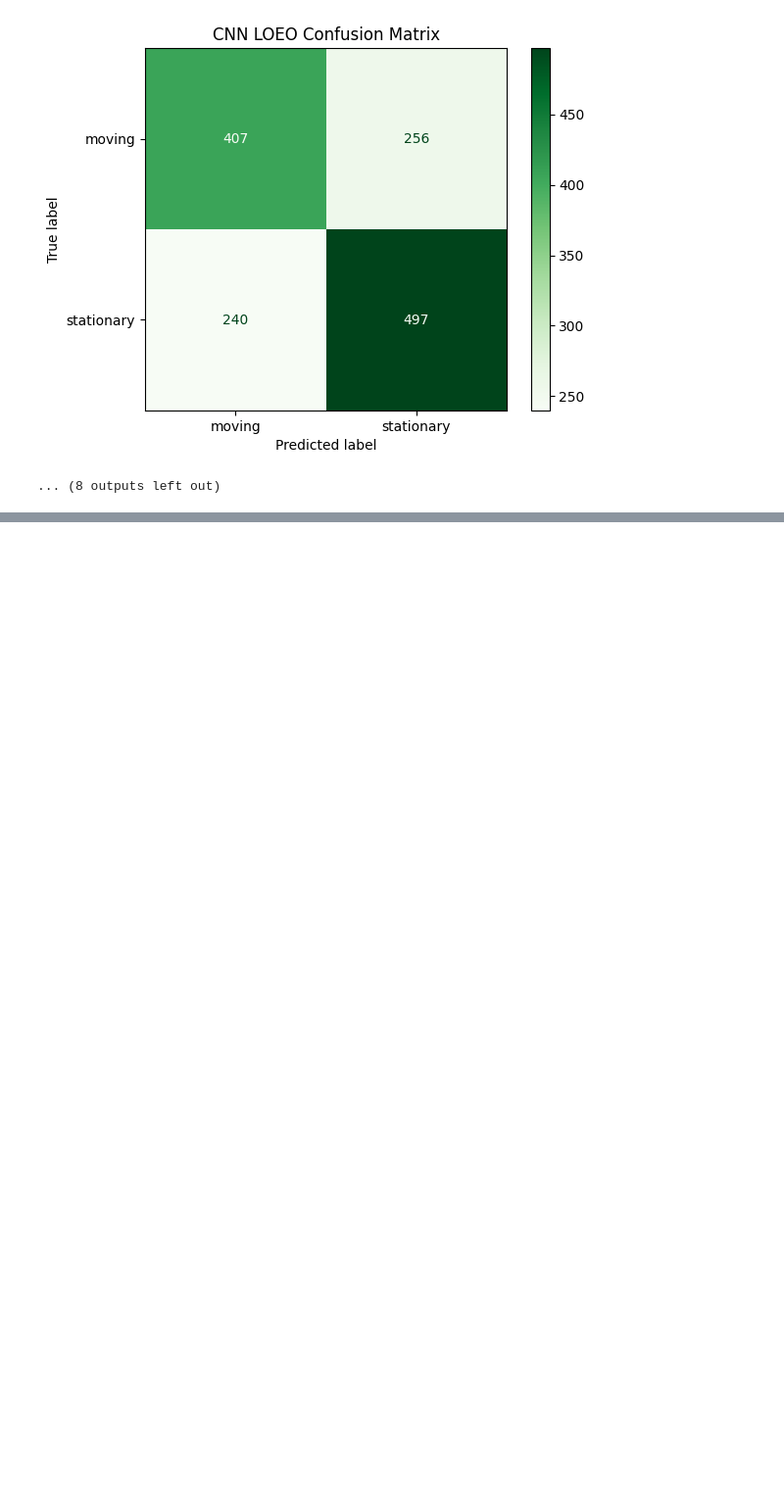
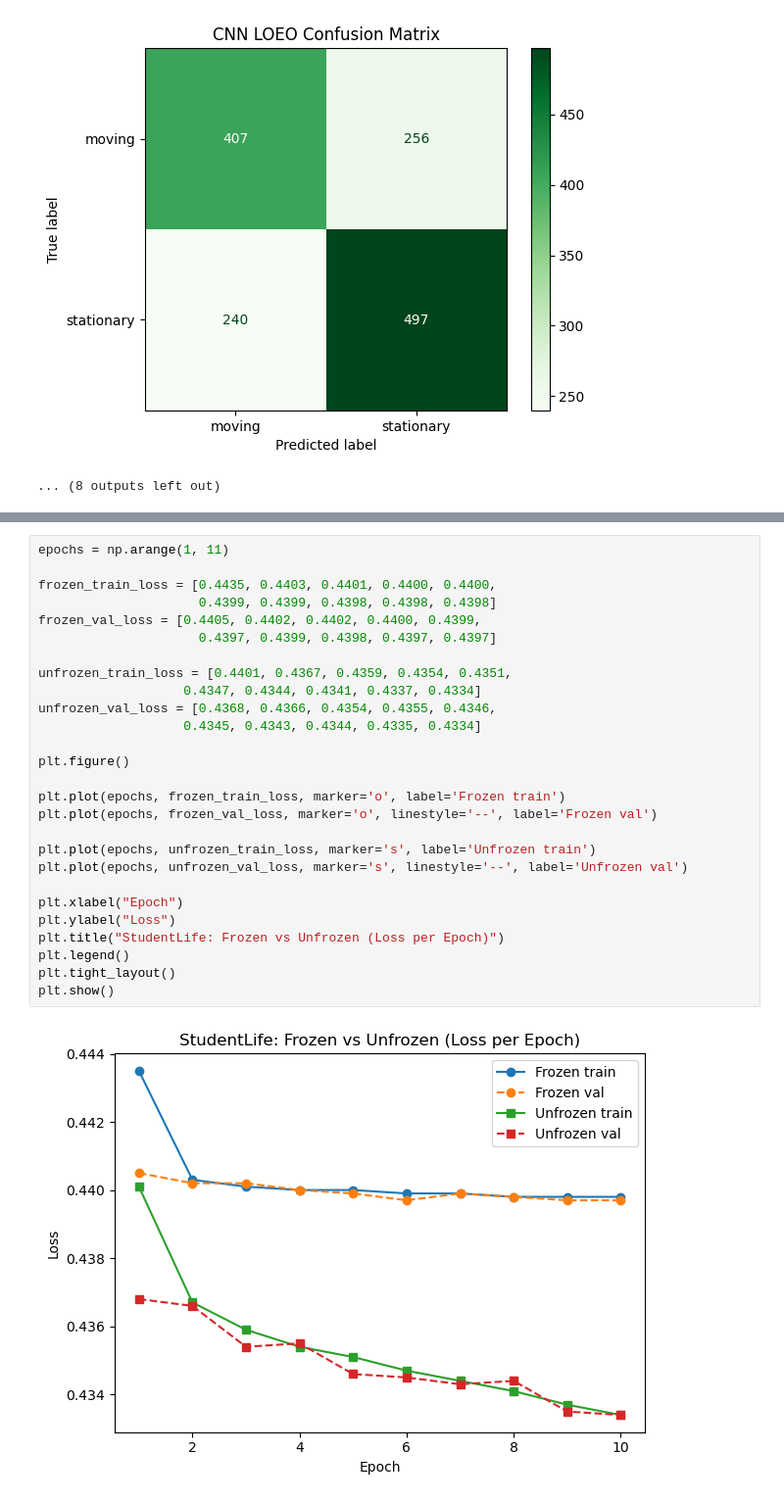
Before and after one commit to Castellanos02/cs286_demo, a Jupyter notebook: demo1.ipynb, the cells around one changed output, grey strips where cells are left out. Shown at 98% size. Drawn from its saved outputs; the diff is of its cells as text; blank space fills up the shorter version.

```diff
--- a/demo1.ipynb
+++ b/demo1.ipynb
@@ -1292,0 +2210,29 @@ Day 2013-04-05 Accuracy: 0.7074626684188843
+# %%
+epochs = np.arange(1, 11)
+
+frozen_train_loss = [0.4435, 0.4403, 0.4401, 0.4400, 0.4400,
+                     0.4399, 0.4399, 0.4398, 0.4398, 0.4398]
+frozen_val_loss = [0.4405, 0.4402, 0.4402, 0.4400, 0.4399,
+                     0.4397, 0.4399, 0.4398, 0.4397, 0.4397]
+
+unfrozen_train_loss = [0.4401, 0.4367, 0.4359, 0.4354, 0.4351,
+                   0.4347, 0.4344, 0.4341, 0.4337, 0.4334]
+unfrozen_val_loss = [0.4368, 0.4366, 0.4354, 0.4355, 0.4346,
+                   0.4345, 0.4343, 0.4344, 0.4335, 0.4334]
+
+plt.figure()
+
+plt.plot(epochs, frozen_train_loss, marker='o', label='Frozen train')
+plt.plot(epochs, frozen_val_loss, marker='o', linestyle='--', label='Frozen val')
+
+plt.plot(epochs, unfrozen_train_loss, marker='s', label='Unfrozen train')
+plt.plot(epochs, unfrozen_val_loss, marker='s', linestyle='--', label='Unfrozen val')
+
+plt.xlabel("Epoch")
+plt.ylabel("Loss")
+plt.title("StudentLife: Frozen vs Unfrozen (Loss per Epoch)")
+plt.legend()
+plt.tight_layout()
+plt.show()
+# %% [output]
+[figure, added]
```
Also changed, not shown: parts of 21 cells of this notebook, 1 other file.
